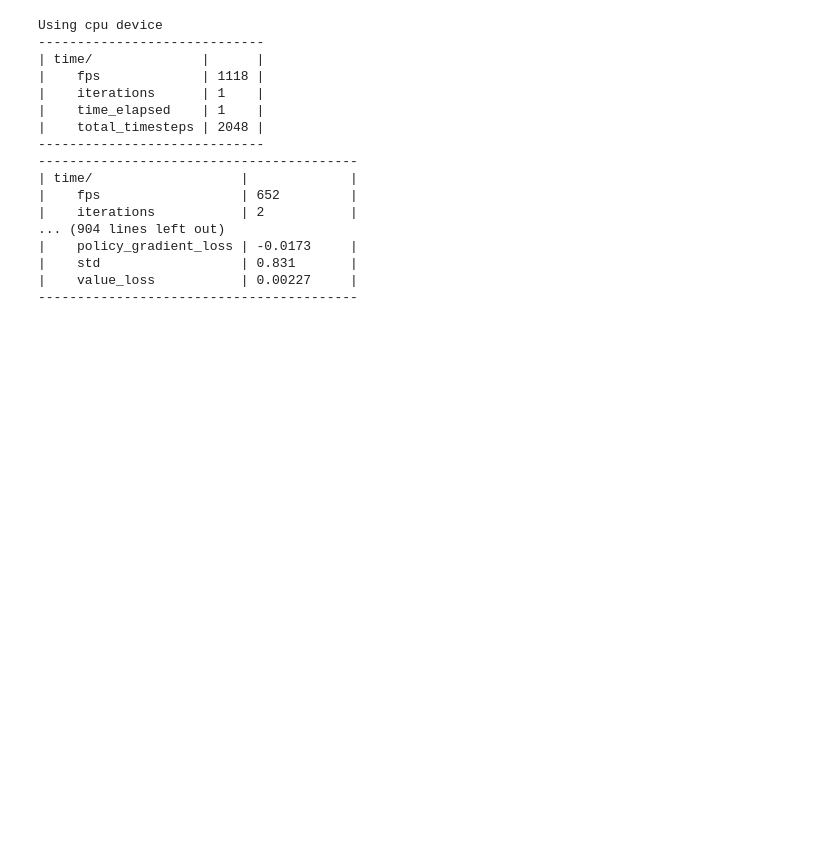
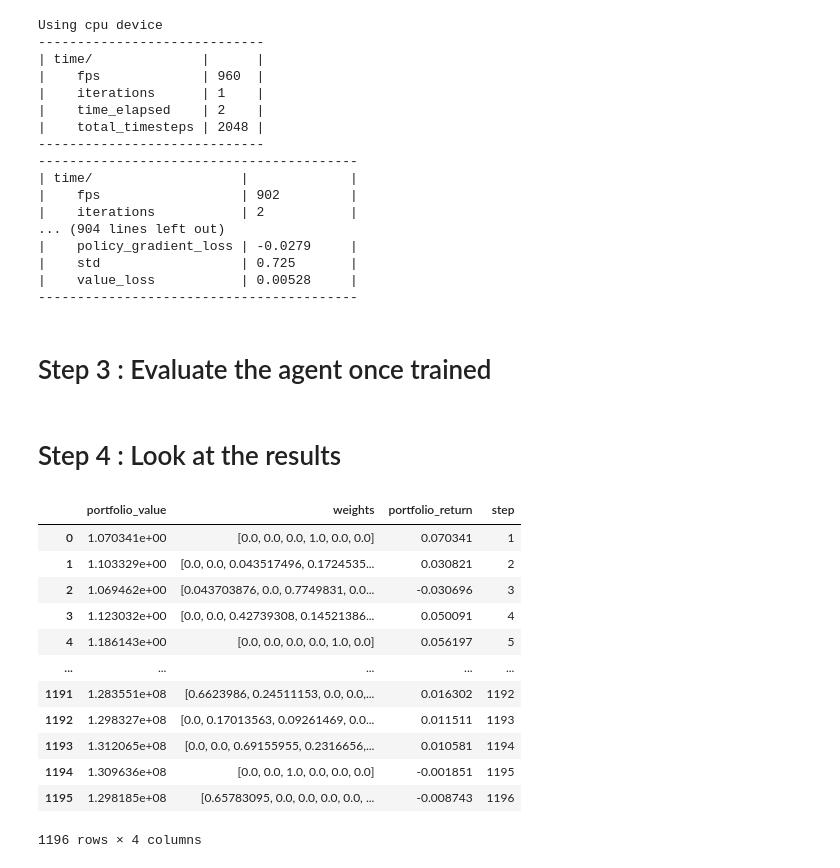
Before and after one commit to JulesArzel/Portfolio_Opti, a Jupyter notebook: RL_Portfolio_Project/main.ipynb, the cells around one changed output. Cells and saved outputs as stored; diff of their text form; code cells hidden in the pictures; blank space fills up the shorter version.

Commit message:
results

```diff
--- a/RL_Portfolio_Project/main.ipynb
+++ b/RL_Portfolio_Project/main.ipynb
@@ -29,25 +37,50 @@ env = PortfolioEnv(features=features_df, returns=returns_df, verbose=False)
 # %%
-model = train_rl_agent(env, timesteps=100_000, verbose=1)
+if train :
+    model = train_rl_agent(env, timesteps=100_000, verbose=1)
+    model.save("ppo_portfolio_agent.zip")
+else :
+    model = PPO.load("ppo_portfolio_agent.zip")
 # %% [output]
 Using cpu device
 -----------------------------
 | time/              |      |
-|    fps             | 1118 |
+|    fps             | 960  |
 |    iterations      | 1    |
-|    time_elapsed    | 1    |
+|    time_elapsed    | 2    |
 |    total_timesteps | 2048 |
 -----------------------------
 -----------------------------------------
 | time/                   |             |
-|    fps                  | 652         |
+|    fps                  | 902         |
 |    iterations           | 2           |
 ... (904 lines left out)
-|    policy_gradient_loss | -0.0173     |
-|    std                  | 0.831       |
-|    value_loss           | 0.00227     |
+|    policy_gradient_loss | -0.0279     |
+|    std                  | 0.725       |
+|    value_loss           | 0.00528     |
 -----------------------------------------
+# %% [markdown]
+# Step 3 : Evaluate the agent once trained
 # %%
 history, infos = evaluate_agent(model, env)
+# %% [markdown]
+# Step 4 : Look at the results
+# %%
+infos_df = pd.DataFrame(infos)
+infos_df
+# %% [output]
+|  | portfolio_value | weights | portfolio_return | step |
+| 0 | 1.070341e+00 | [0.0, 0.0, 0.0, 1.0, 0.0, 0.0] | 0.070341 | 1 |
+| 1 | 1.103329e+00 | [0.0, 0.0, 0.043517496, 0.1724535... | 0.030821 | 2 |
+| 2 | 1.069462e+00 | [0.043703876, 0.0, 0.7749831, 0.0... | -0.030696 | 3 |
+| 3 | 1.123032e+00 | [0.0, 0.0, 0.42739308, 0.14521386... | 0.050091 | 4 |
+| 4 | 1.186143e+00 | [0.0, 0.0, 0.0, 0.0, 1.0, 0.0] | 0.056197 | 5 |
+| ... | ... | ... | ... | ... |
+| 1191 | 1.283551e+08 | [0.6623986, 0.24511153, 0.0, 0.0,... | 0.016302 | 1192 |
+| 1192 | 1.298327e+08 | [0.0, 0.17013563, 0.09261469, 0.0... | 0.011511 | 1193 |
+| 1193 | 1.312065e+08 | [0.0, 0.0, 0.69155955, 0.2316656,... | 0.010581 | 1194 |
+| 1194 | 1.309636e+08 | [0.0, 0.0, 1.0, 0.0, 0.0, 0.0] | -0.001851 | 1195 |
+| 1195 | 1.298185e+08 | [0.65783095, 0.0, 0.0, 0.0, 0.0, ... | -0.008743 | 1196 |
+1196 rows × 4 columns
 # %%
 plt.figure(figsize=(10, 4))
 plt.plot(history)
```
Also changed, not shown: parts of 16 cells of this notebook, 4 other files.
